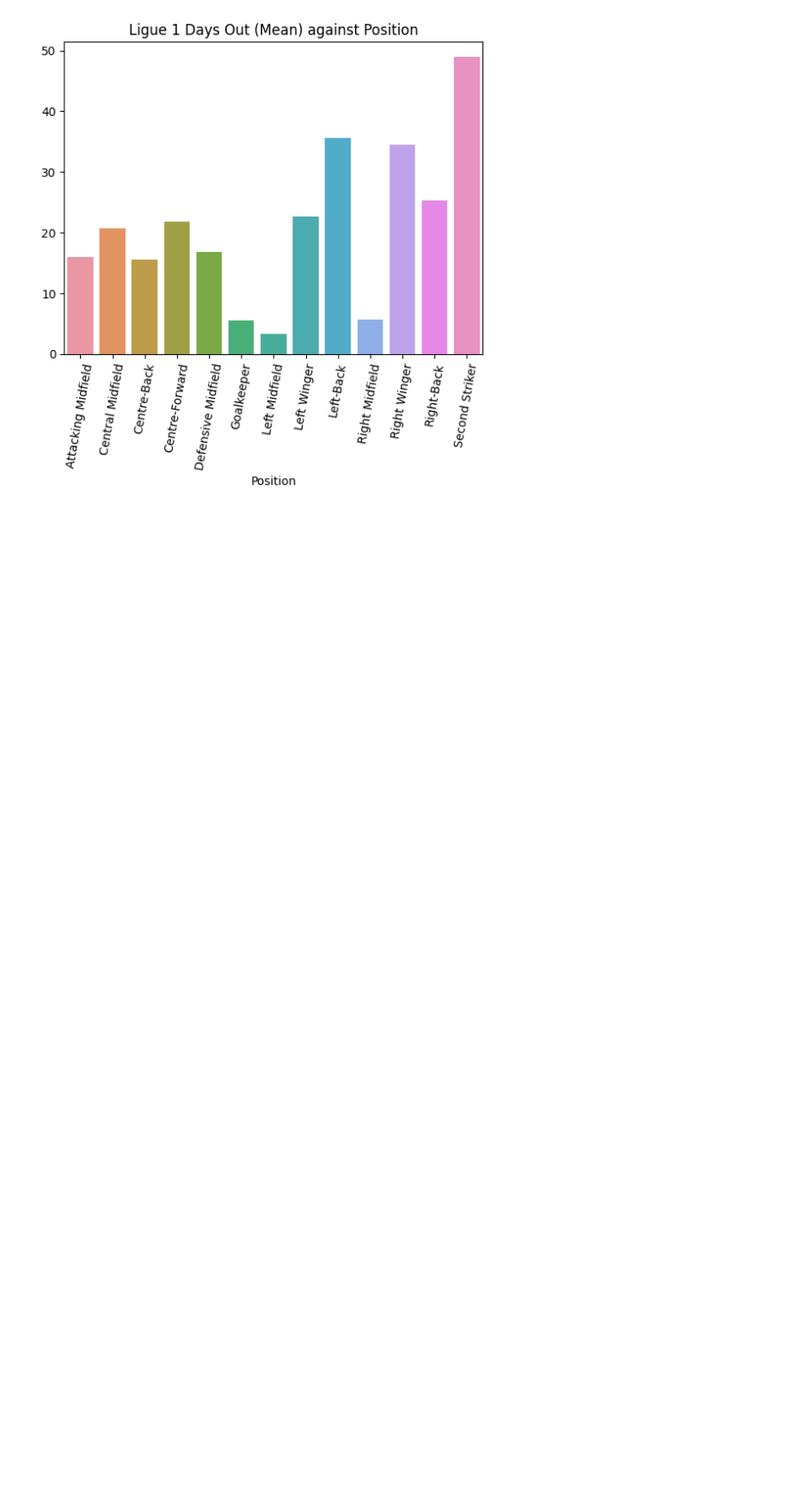
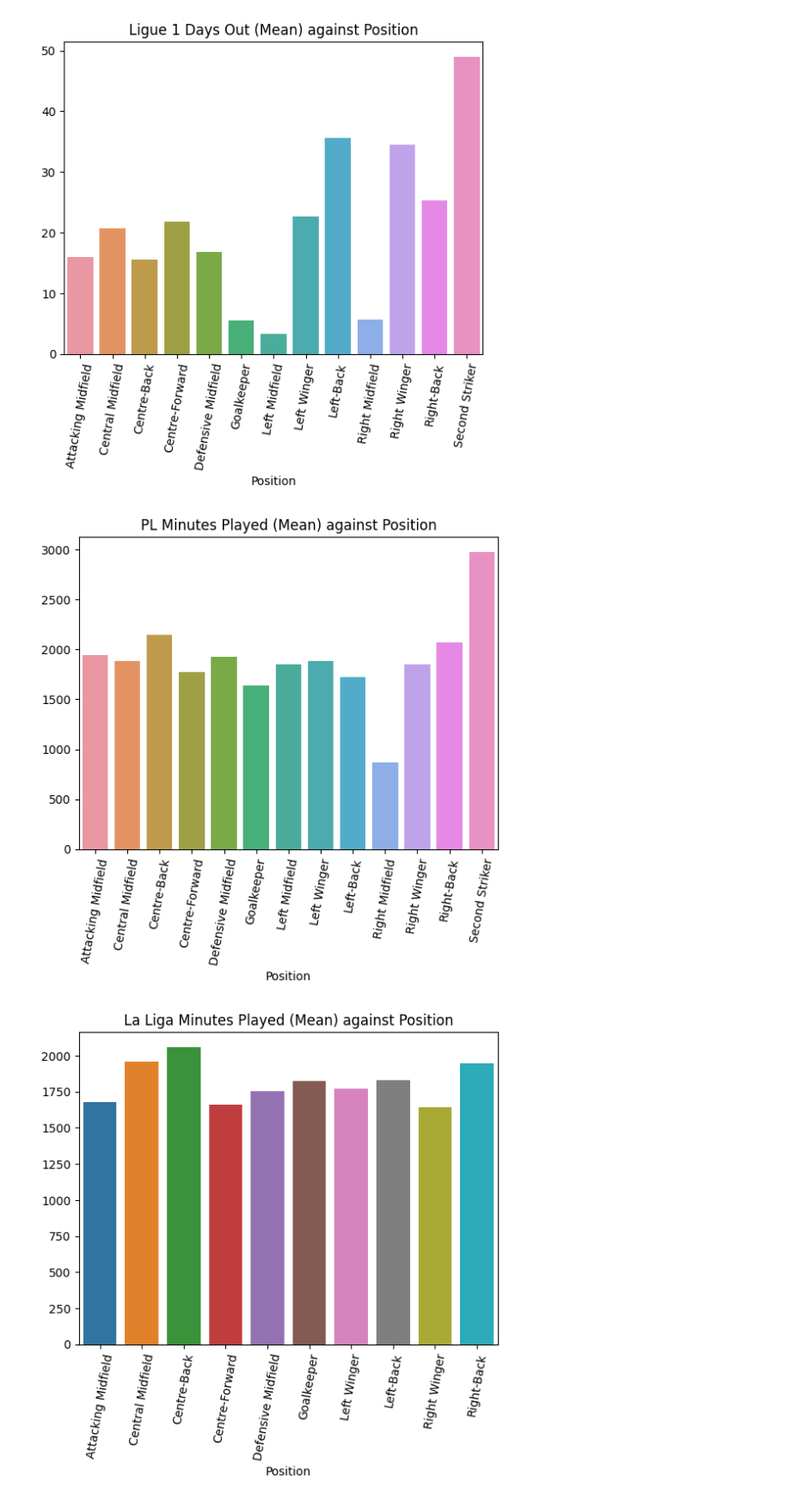
Before and after one commit to tsumian/MA4199-Injury-Prediction, a Jupyter notebook: ma4199-data-preprocessing.ipynb, the cells around one changed output. Shown at 86% size. Saved outputs shown, nothing was run; the diff lists cells and outputs as text; code cells hidden in the pictures; blank space fills up the shorter version.

Commit message:
Kaggle Notebook | MA4199 Data Preprocessing | Version 7

```diff
--- a/ma4199-data-preprocessing.ipynb
+++ b/ma4199-data-preprocessing.ipynb
@@ -72,34 +72,63 @@ def convert_days_to_int(df):
     df["Total Days"] = pd.to_numeric(df["Total Days"], errors='coerce')  # Coerce errors to NaN
 
     return df
+# %%
+def convert_minutes_played(df):
+    """
+    Converts the minutes played column from string format (e.g., '4.386') to integer.
+
+    Args:
+      df (pandas.DataFrame): The DataFrame containing the minutes played column.
+      column_name (str): The name of the minutes played column.
+
+    Returns:
+      pandas.DataFrame: The DataFrame with the minutes played column converted to integer.
+    """
+    # Remove the apostrophe and convert to float
+    df["Minutes Played Total 23/24:"] = df["Minutes Played Total 23/24:"].astype(str).str.replace(".", "", regex=False)
+    df["Minutes Played Total 23/24:"] = df["Minutes Played Total 23/24:"].astype(str).str.replace("'", "", regex=False)
+
+    # Replace empty strings or '-' with NaN
+    df["Minutes Played Total 23/24:"] = df["Minutes Played Total 23/24:"].replace(['', '-'], np.nan)
+    df["Minutes Played Total 23/24:"] = df["Minutes Played Total 23/24:"].fillna(0).astype(int)
+
+    # Multiply by 1000 to convert to integer minutes
+    df["Minutes Played Total 23/24:"] = (df["Minutes Played Total 23/24:"]).astype(int)
+
+    return df
 # %%
 import pandas as pd
+import numpy as np
 
 prem_player_data_df = pd.read_csv('/kaggle/input/collected-data/Player Data/prem_player_data.csv')
 prem_player_data_df = add_age_column(prem_player_data_df)
 prem_player_data_df = convert_to_int(prem_player_data_df, "Appearances")
 prem_player_data_df = convert_days_to_int(prem_player_data_df)
+prem_player_data_df = convert_minutes_played(prem_player_data_df)
 
 laliga_player_data_df = pd.read_csv('/kaggle/input/collected-data/Player Data/laliga_player_data.csv')
 laliga_player_data_df = add_age_column(laliga_player_data_df)
 laliga_player_data_df = convert_to_int(laliga_player_data_df, "Appearances")
 laliga_player_data_df = convert_days_to_int(laliga_player_data_df)
-
+laliga_player_data_df = convert_minutes_played(laliga_player_data_df)
 
 bundesliga_player_data_df = pd.read_csv('/kaggle/input/collected-data/Player Data/bundesliga_player_data.csv')
 bundesliga_player_data_df = add_age_column(bundesliga_player_data_df)
 bundesliga_player_data_df = convert_to_int(bundesliga_player_data_df, "Appearances")
 bundesliga_player_data_df = convert_days_to_int(bundesliga_player_data_df)
+bundesliga_player_data_df = convert_minutes_played(bundesliga_player_data_df)
 
 serie_a_player_data_df = pd.read_csv('/kaggle/input/collected-data/Player Data/serie_a_player_data.csv')
 serie_a_player_data_df = add_age_column(serie_a_player_data_df)
 serie_a_player_data_df = convert_to_int(serie_a_player_data_df, "Appearances")
 serie_a_player_data_df = convert_days_to_int(serie_a_player_data_df)
+serie_a_player_data_df = convert_minutes_played(serie_a_player_data_df)
 
 ligue_1_player_data_df = pd.read_csv('/kaggle/input/collected-data/Player Data/ligue_1_player_data.csv')
 ligue_1_player_data_df = add_age_column(ligue_1_player_data_df)
 ligue_1_player_data_df = convert_to_int(ligue_1_player_data_df, "Appearances")
 ligue_1_player_data_df = convert_days_to_int(ligue_1_player_data_df)
+ligue_1_player_data_df = convert_minutes_played(ligue_1_player_data_df)
 # %%
 prem_player_data_df.head()
 # %% [output]
@@ -285,3 +313,18 @@ get_pos_days_out_dist(ligue_1_player_data_df, "Ligue 1 Days Out (Mean) against P
 [figure]
 [figure]
 [figure]
+# %%
+def get_minutes_played_pos_dist(df, title):
+    avg_minutes_played_by_age = df.groupby('Position')['Minutes Played Total 23/24:'].mean()
+    sns.barplot(x=avg_minutes_played_by_age.index, y=avg_minutes_played_by_age.values, errorbar="sd").set(title=title)
+    plt.xticks(rotation=80)
+    plt.show()
+
+get_minutes_played_pos_dist(prem_player_data_df, "PL Minutes Played (Mean) against Position")
+get_minutes_played_pos_dist(laliga_player_data_df, "La Liga Minutes Played (Mean) against Position")
+get_minutes_played_pos_dist(bundesliga_player_data_df, "Bundesliga Minutes Played (Mean) against Position")
+get_minutes_played_pos_dist(serie_a_player_data_df, "Serie A Minutes Played (Mean) against Position")
+get_minutes_played_pos_dist(ligue_1_player_data_df, "Ligue 1 Minutes Played (Mean) against Position")
+# %% [output]
+[figure, added]
+[figure, added]
```
Also changed, not shown: parts of 6 cells of this notebook.
